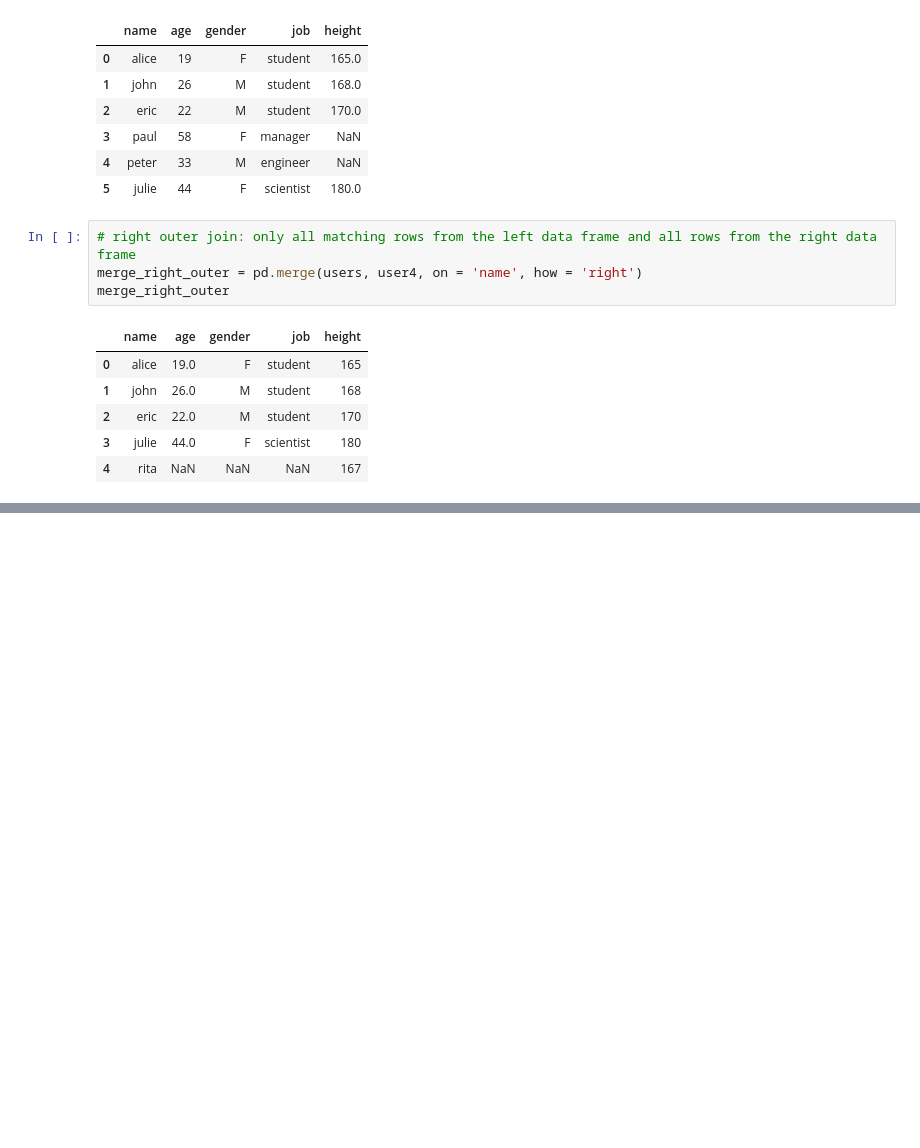
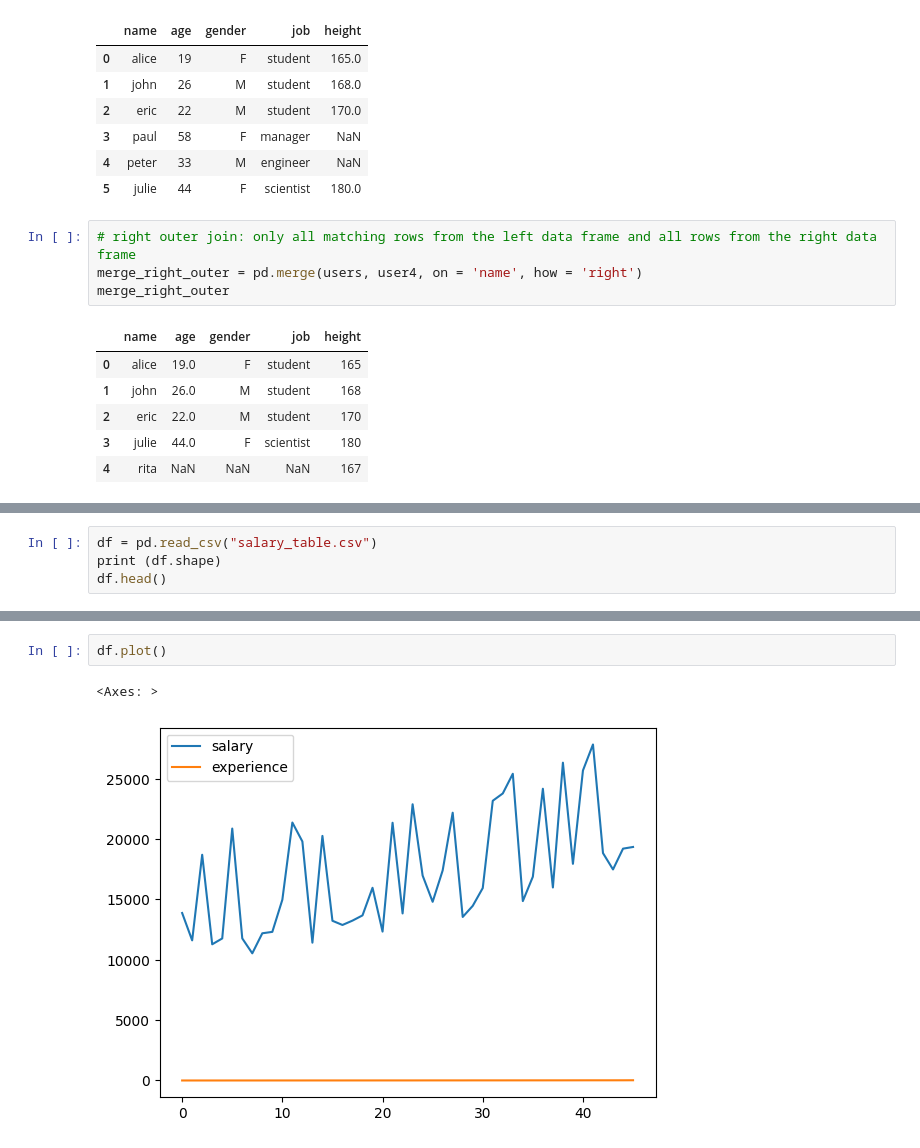
Before and after one commit to sangsaptak/DSTraining, a Jupyter notebook: Pandas.ipynb, the cells around one changed output, grey strips where cells are left out. Cells and saved outputs as stored; diff of their text form; blank space fills up the shorter version.

```diff
--- a/Pandas.ipynb
+++ b/Pandas.ipynb
@@ -484,0 +1629,4 @@ merge_right_outer
+# %%
+df = pd.read_csv("salary_table.csv")
+print (df.shape)
+df.head()
@@ -484,0 +1647,5 @@ merge_right_outer
+# %%
+df.plot()
+# %% [output]
+<Axes: >
+[figure, added]
```
Also changed, not shown: parts of 130 cells of this notebook, 2 other files.
